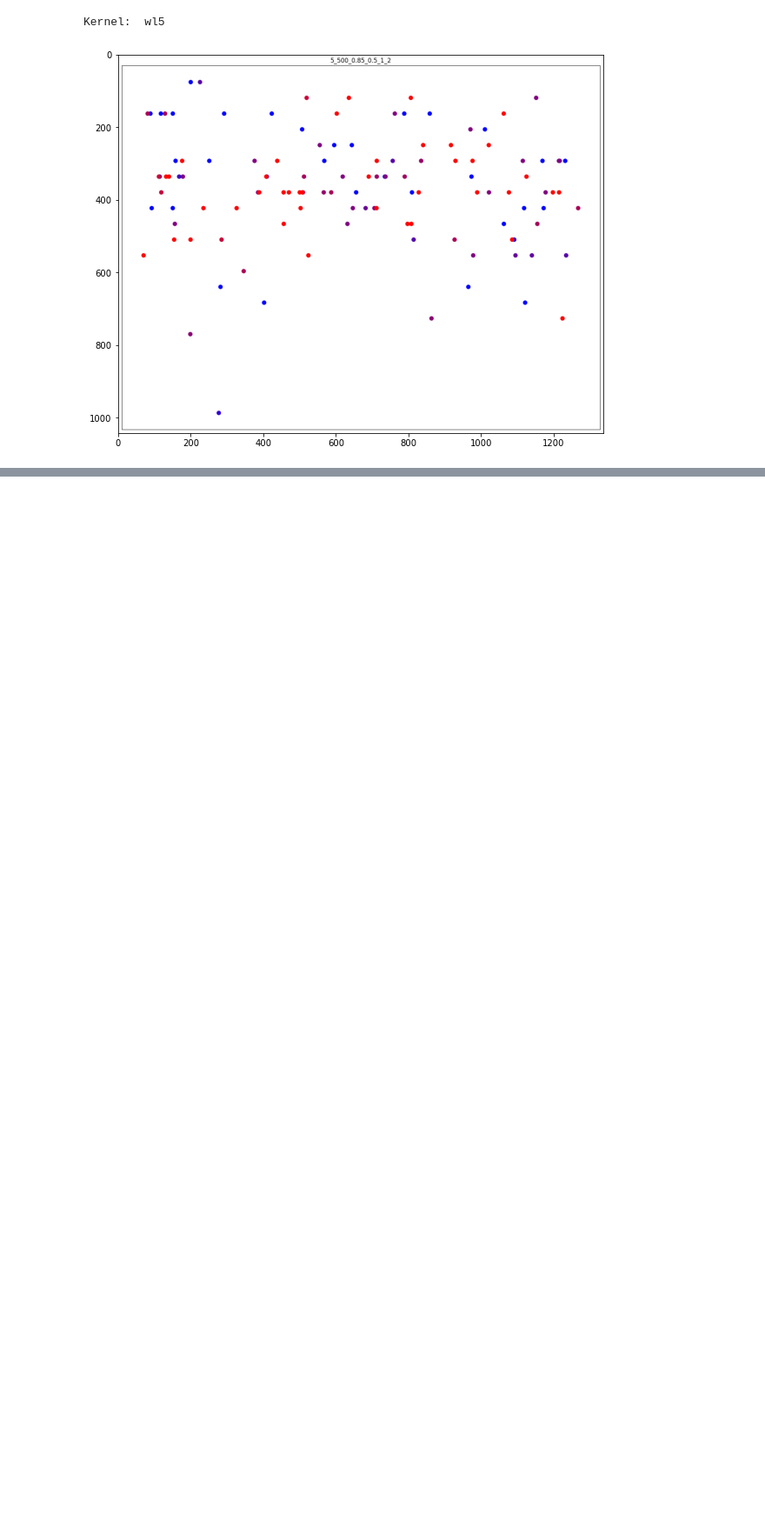
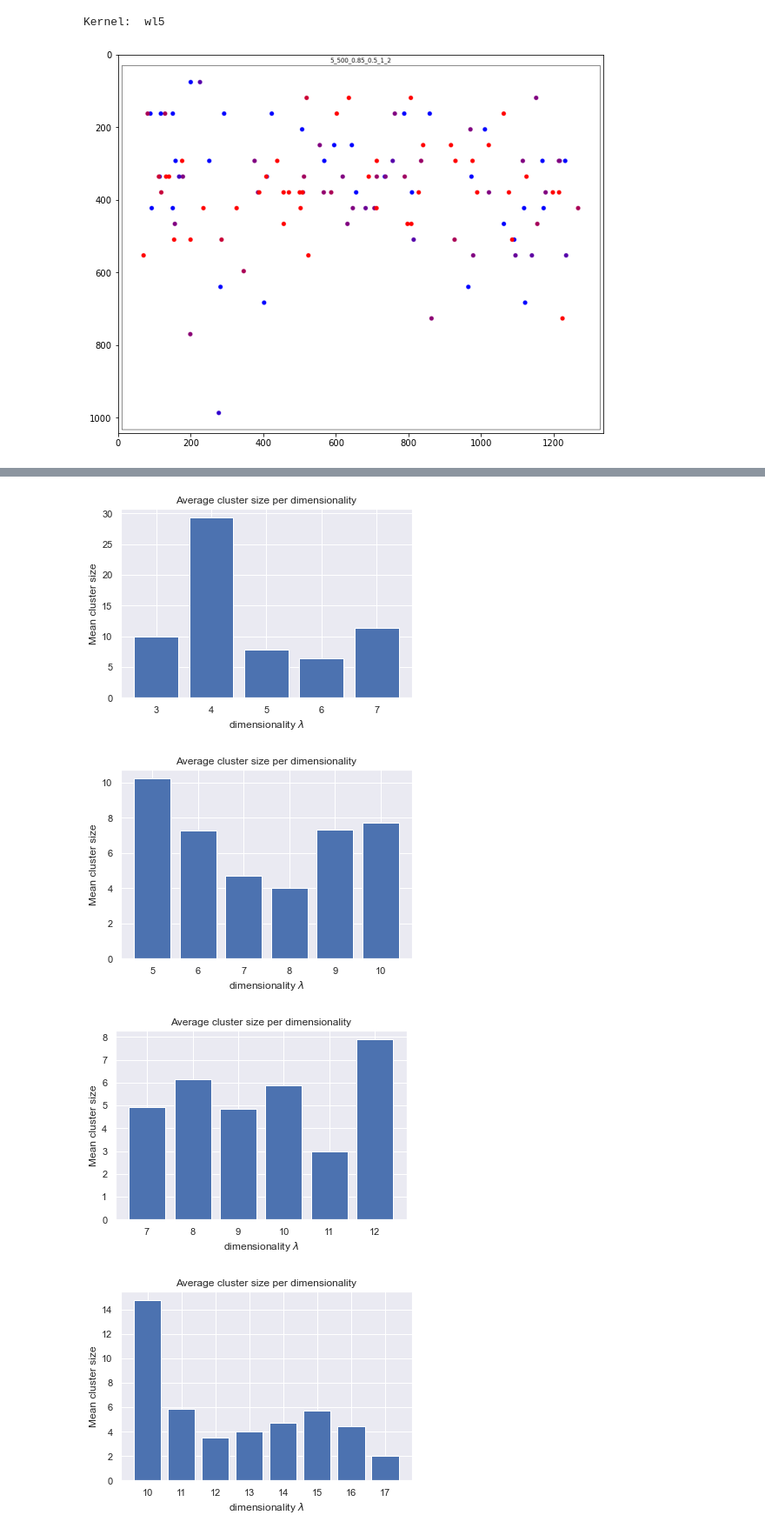
Before and after one commit to mozzafiato/DataMiningAssignment, a Jupyter notebook: ERiC/EDA_ERiC.ipynb, the cells around one changed output, grey strips where cells are left out. Shown: that part at 87% size. Drawn from its saved outputs; the diff is of its cells as text; code cells hidden in the pictures; blank space fills up the shorter version.

```diff
--- a/ERiC/EDA_ERiC.ipynb
+++ b/ERiC/EDA_ERiC.ipynb
@@ -66,0 +116,27 @@ Kernel:  wl5
+# %%
+cluster_noise_sizes = []
+
+for i, kernel in enumerate(kernels):
+    # average size per dimension
+    cluster_info = pickle.load(open(os.path.join(pickle_path, f'cluster_info_{i+1}_500_0.85_0.5_1_2.p'), 'rb'))
+    lambdas = [cluster_info[c]["lambda"] for c in cluster_info.keys()]
+    c_keys = [c for c in cluster_info.keys()]
+    lambdas_dict = {}
+
+    for l in lambdas[0:-1]:
+        cluster_size = [len(cluster_info[c]["points"]) for c in cluster_info.keys() if cluster_info[c]["lambda"] == l]
+        lambdas_dict[l] = sum(cluster_size)/len(cluster_size)
+
+    # plot noise cluster separately
+    cluster_noise_sizes.append(len(cluster_info[c_keys[-1]]["points"]))
+
+    plt.bar(lambdas_dict.keys(), lambdas_dict.values())
+    plt.title("Average cluster size per dimensionality")
+    plt.xlabel("dimensionality $\lambda$")
+    plt.ylabel("Mean cluster size")
+    plt.show()
+# %% [output]
+[figure, added]
+[figure, added]
+[figure, added]
+[figure, added]
```
Also changed, not shown: parts of 13 cells of this notebook.
